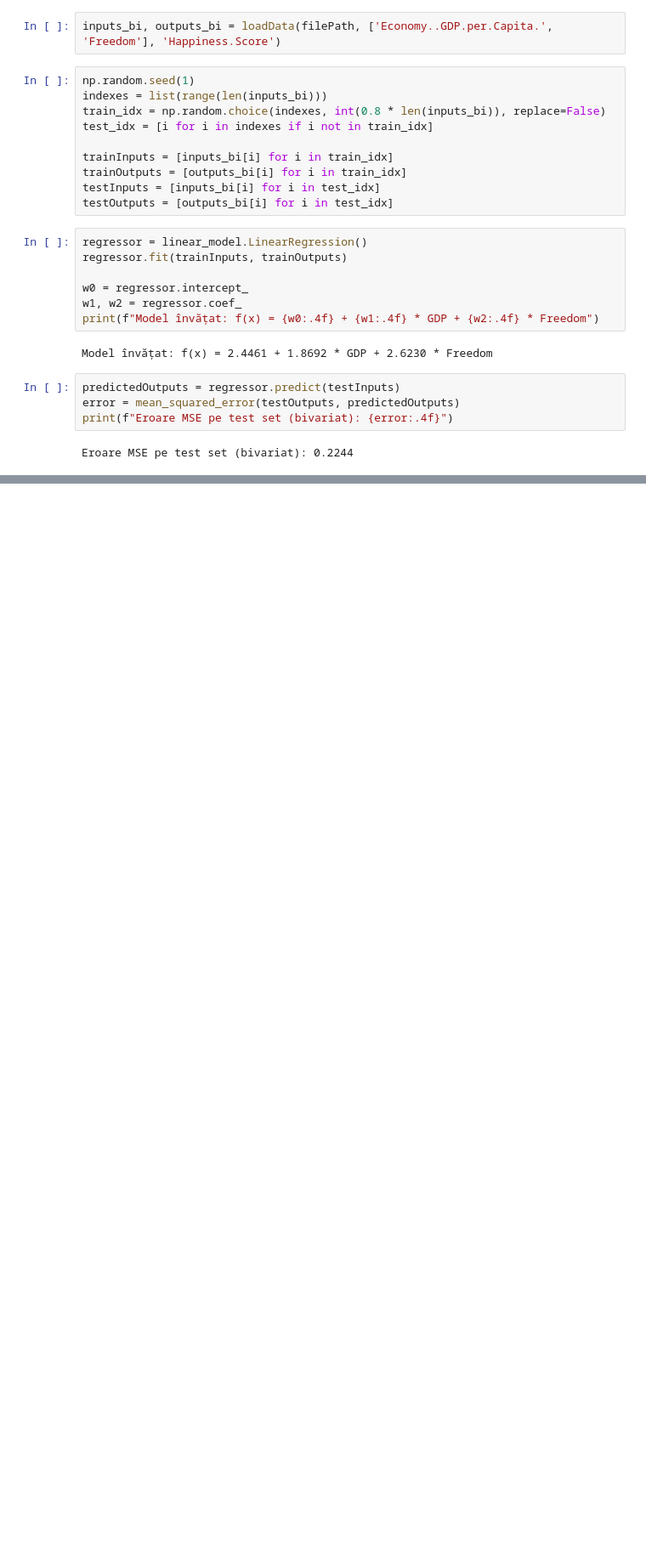
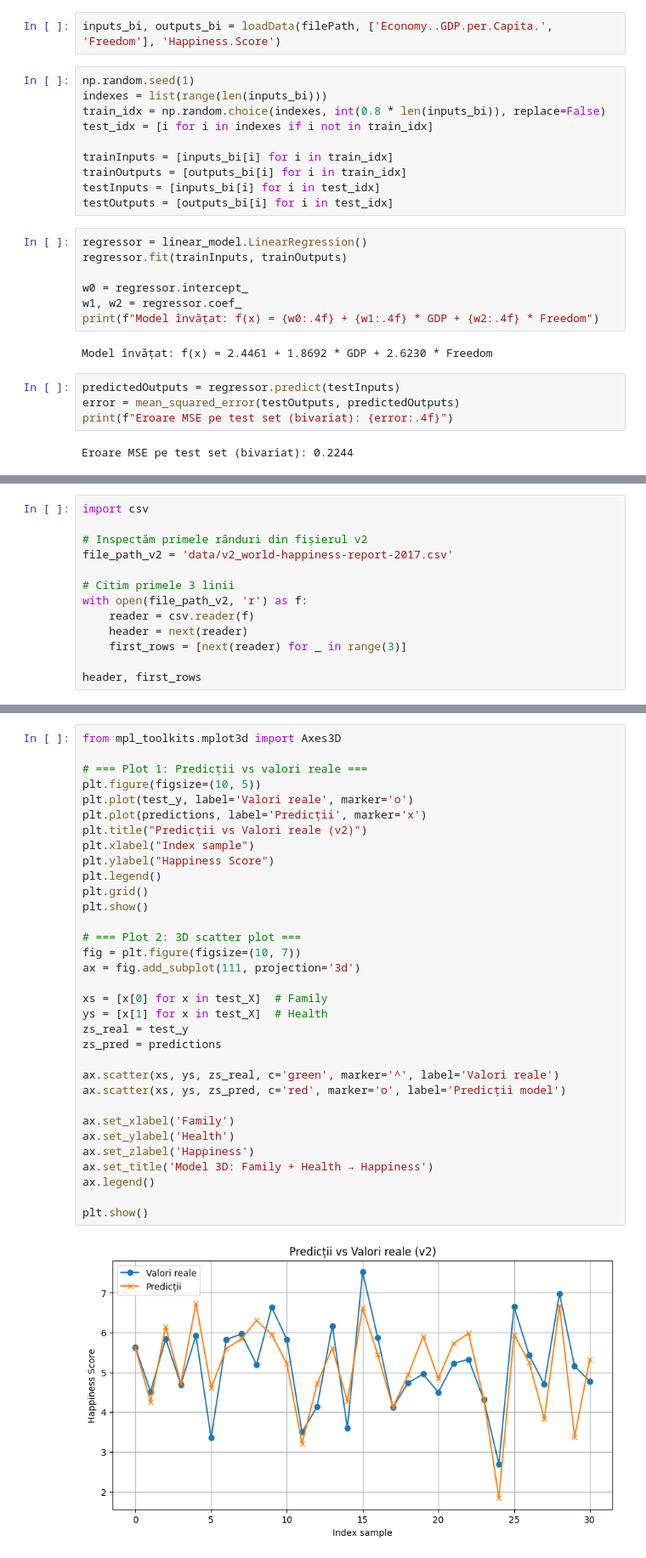
Before and after one commit to ssztnt/cs-ubb, a Jupyter notebook: year2/semestrul2/AI/Laborator/lab5-regresii/lab05-regresii.ipynb, the cells around one changed output, grey strips where cells are left out. Shown at 85% size. Saved outputs shown, nothing was run; the diff lists cells and outputs as text; blank space fills up the shorter version.

```diff
--- a/year2/semestrul2/AI/Laborator/lab5-regresii/lab05-regresii.ipynb
+++ b/year2/semestrul2/AI/Laborator/lab5-regresii/lab05-regresii.ipynb
@@ -100,0 +242,13 @@ Eroare MSE pe test set (bivariat): 0.2244
+# %%
+import csv
+
+# Inspectăm primele rânduri din fișierul v2
+file_path_v2 = 'data/v2_world-happiness-report-2017.csv'
+
+# Citim primele 3 linii
+with open(file_path_v2, 'r') as f:
+    reader = csv.reader(f)
+    header = next(reader)
+    first_rows = [next(reader) for _ in range(3)]
+
+header, first_rows
@@ -100,0 +346,35 @@ Eroare MSE pe test set (bivariat): 0.2244
+# %%
+from mpl_toolkits.mplot3d import Axes3D
+
+# === Plot 1: Predicții vs valori reale ===
+plt.figure(figsize=(10, 5))
+plt.plot(test_y, label='Valori reale', marker='o')
+plt.plot(predictions, label='Predicții', marker='x')
+plt.title("Predicții vs Valori reale (v2)")
+plt.xlabel("Index sample")
+plt.ylabel("Happiness Score")
+plt.legend()
+plt.grid()
+plt.show()
+
+# === Plot 2: 3D scatter plot ===
+fig = plt.figure(figsize=(10, 7))
+ax = fig.add_subplot(111, projection='3d')
+
+xs = [x[0] for x in test_X]  # Family
+ys = [x[1] for x in test_X]  # Health
+zs_real = test_y
+zs_pred = predictions
+
+ax.scatter(xs, ys, zs_real, c='green', marker='^', label='Valori reale')
+ax.scatter(xs, ys, zs_pred, c='red', marker='o', label='Predicții model')
+
+ax.set_xlabel('Family')
+ax.set_ylabel('Health')
+ax.set_zlabel('Happiness')
+ax.set_title('Model 3D: Family + Health → Happiness')
+ax.legend()
+
+plt.show()
+# %% [output]
+[figure, added]
```
Also changed, not shown: parts of 19 cells of this notebook, 22 other files.
